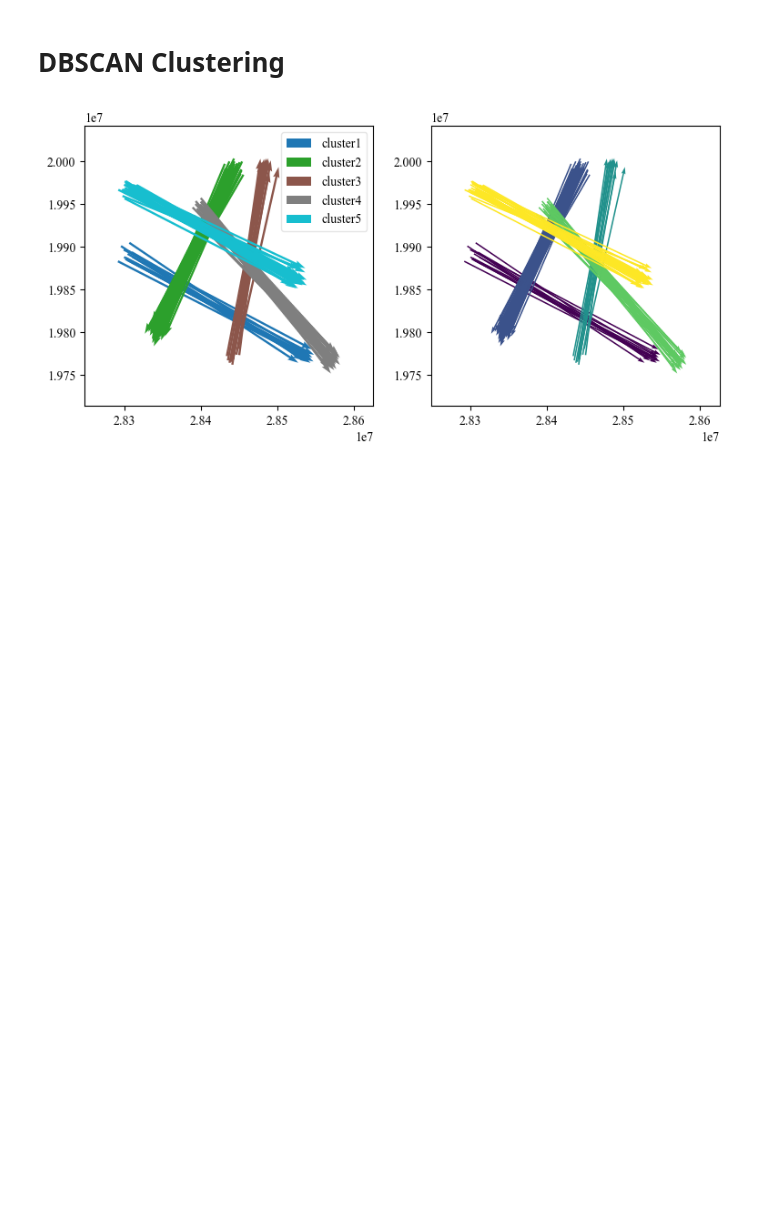
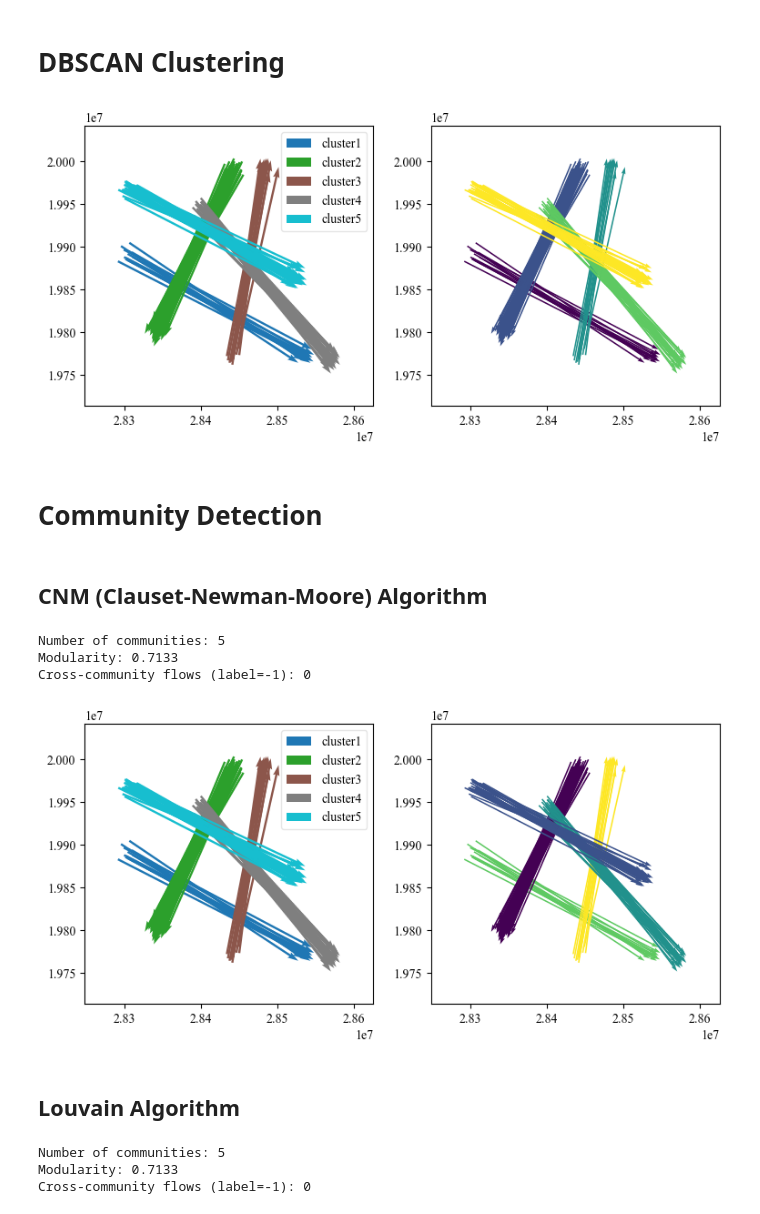
Before and after one commit to djw-easy/geoflowkit, a Jupyter notebook: examples/clustering.ipynb, the cells around one changed output. Drawn from its saved outputs; the diff is of its cells as text; code cells hidden in the pictures; blank space fills up the shorter version.

```diff
--- a/examples/clustering.ipynb
+++ b/examples/clustering.ipynb
@@ -58,3 +58,5 @@ fdf.plot(ax=ax1, column='flow_type', zoom=0.15)
 fdf.plot(ax=ax2, column='label', zoom=0.15);
 # %% [output]
 [figure]
+# %% [markdown]
+# Community Detection
@@ -60,0 +65,36 @@ fdf.plot(ax=ax2, column='label', zoom=0.15);
+# %% [markdown]
+## CNM (Clauset-Newman-Moore) Algorithm
+# %%
+cnm_model = CNMFlow(
+    zone_method='grid', cell_size=2e4, weight='count', resolution=1.0
+)
+cnm_model.fit(fdf)
+print(f'Number of communities: {cnm_model.n_communities_}')
+print(f'Modularity: {cnm_model.modularity_:.4f}')
+print(f'Cross-community flows (label=-1): {(cnm_model.labels_ == -1).sum()}')
+# %% [output]
+Number of communities: 5
+Modularity: 0.7133
+Cross-community flows (label=-1): 0
+# %%
+fig, (ax1, ax2) = plt.subplots(1, 2, figsize=(9, 4))
+
+fdf['label'] = cnm_model.labels_
+fdf.plot(ax=ax1, column='flow_type', zoom=0.15)
+fdf.plot(ax=ax2, column='label', zoom=0.15);
+# %% [output]
+[figure, added]
+# %% [markdown]
+## Louvain Algorithm
+# %%
+louvain_model = LouvainFlow(
+    zone_method='grid', cell_size=2e4, weight='count', resolution=1.0, seed=42
+)
+louvain_model.fit(fdf)
+print(f'Number of communities: {louvain_model.n_communities_}')
+print(f'Modularity: {louvain_model.modularity_:.4f}')
+print(f'Cross-community flows (label=-1): {(louvain_model.labels_ == -1).sum()}')
+# %% [output]
+Number of communities: 5
+Modularity: 0.7133
+Cross-community flows (label=-1): 0
```
Also changed, not shown: parts of 11 cells of this notebook, 23 other files.
